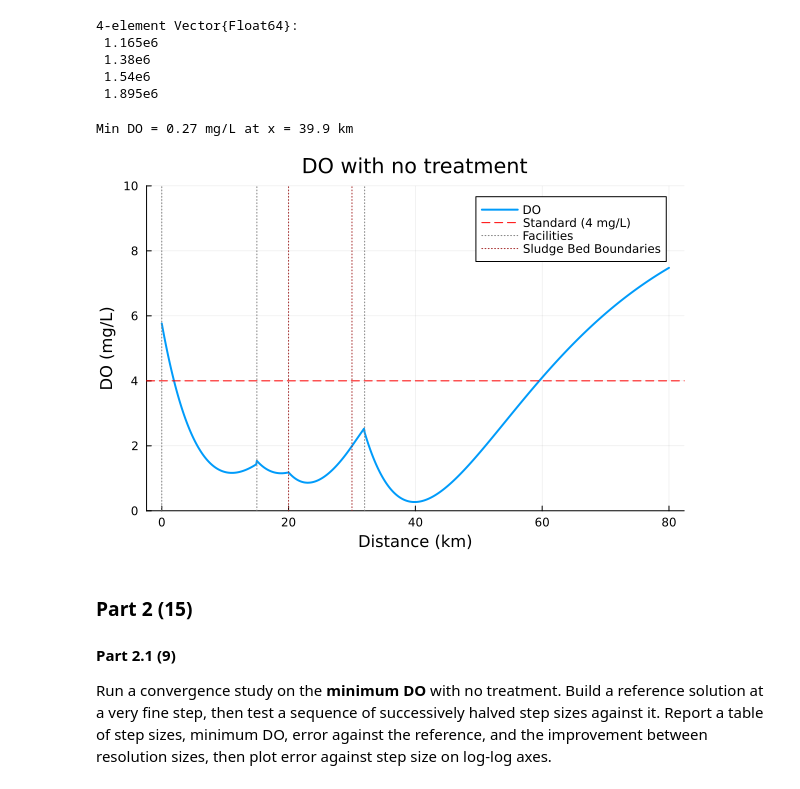
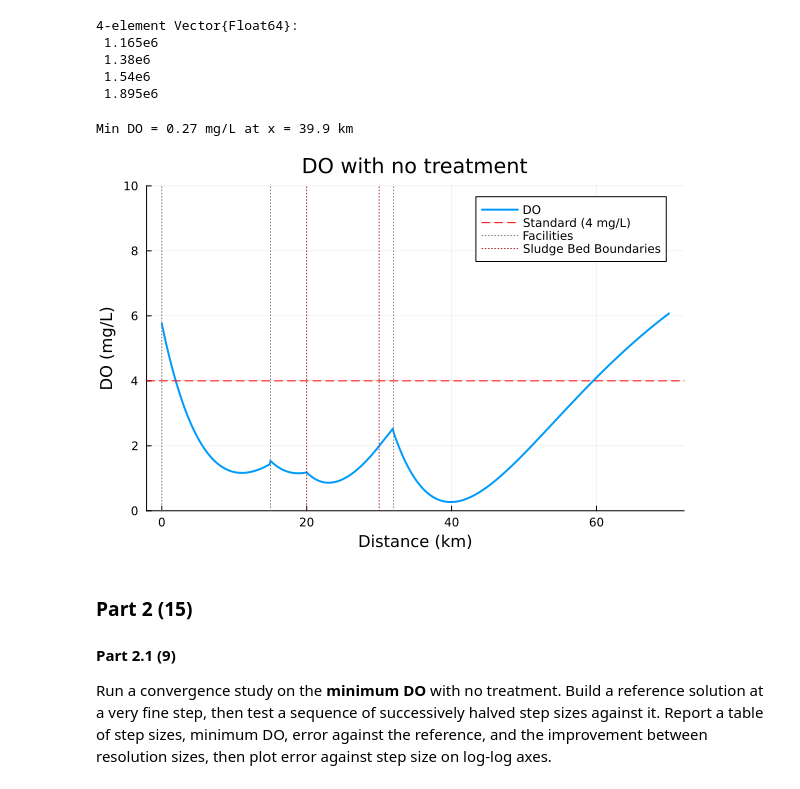
Before and after one commit to ant-san05/Mini-Project-01-Anthony-Daniel, a Jupyter notebook: mp01.ipynb, the cells around one changed output. Cells and saved outputs as stored; diff of their text form; code cells hidden in the pictures.

```diff
--- a/mp01.ipynb
+++ b/mp01.ipynb
@@ -301,7 +288,7 @@ function simulate_DO(removal)
     U  = river_params.U
 
     dx = 0.1 # km, puts grid points exactly at 15 and 32
-    x  = 0:dx:80
+    x  = 0:dx:70
     n  = length(x) # for iteration
     C  = zeros(n) # DO list
     B  = zeros(n) # CBOD list
@@ -324,34 +311,34 @@ function simulate_DO(removal)
                 Q  = Q + Qj
             end
         end
 
         C[i] = c
         B[i] = b
         N[i] = nb
 
         # forward Euler step to the next grid point
         dC = (ka*(Cs - c) - kc*b - kn*nb - sludge_demand(x[i])) / U
         c  = c  + dx*dC
         b  = b  - dx*kc*b/U
         nb = nb - dx*kn*nb/U
     end
 
     return x, C, B, N
 end
 
 # no treatment at any facility
 x, C, B, N = simulate_DO([0, 0, 0])
 
 imin = argmin(C)
 println("Min DO = ", round(C[imin], digits=2), " mg/L at x = ", round(x[imin], digits=1), " km")
 
 plot(x, C, lw=2, label="DO", xlabel="Distance (km)", ylabel="DO (mg/L)", title="DO with no treatment", ylims=(0, 10))
 hline!([4], ls=:dash, color=:red, label="Standard (4 mg/L)")
 vline!(facility_location, ls=:dot, color=:gray, label="Facilities")
 vline!([20, 20+10], ls=:dot, color=:brown, label="Sludge Bed Boundaries")
 # %% [output]
 Min DO = 0.27 mg/L at x = 39.9 km
-[figure, old version]
+[figure, new version]
 # %% [markdown]
 
 ### Part 2 (15)
```
Also changed, not shown: parts of 2 cells of this notebook.
